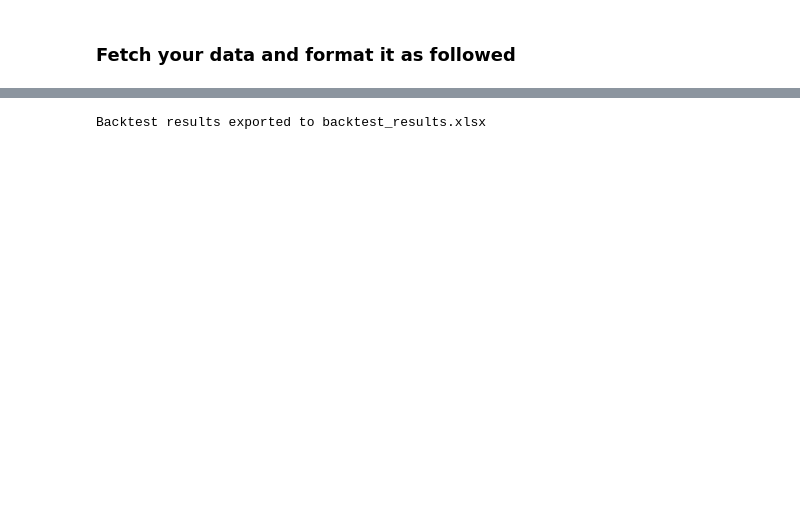
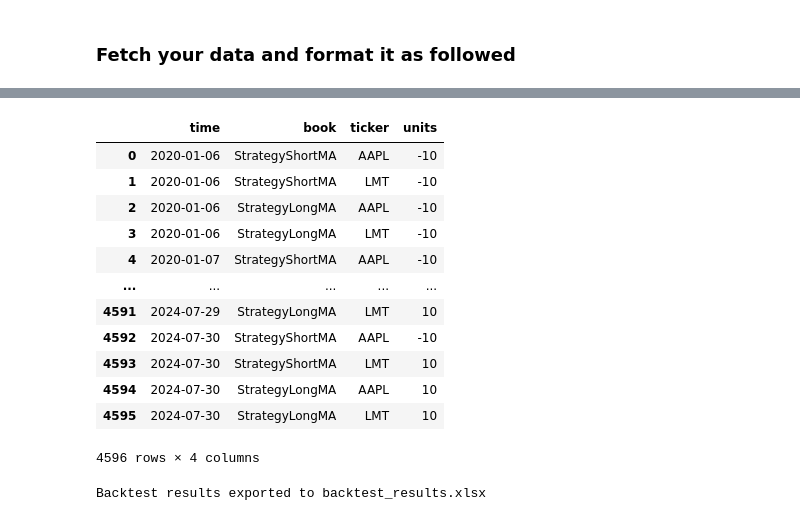
Before and after one commit to leopoldcosson/nara_trading_backtest, a Jupyter notebook: exemple.ipynb, the cells around one changed output, grey strips where cells are left out. Drawn from its saved outputs; the diff is of its cells as text; code cells hidden in the pictures; blank space fills up the shorter version.

```diff
--- a/exemple.ipynb
+++ b/exemple.ipynb
@@ -92,11 +163,27 @@ data
 # %%
 # Initialize and run backtest
-strategy1 = MovingAverageStrategy(name="StrategyShortMA", data=data, short_window=5, long_window=21)
-strategy2 = MovingAverageStrategy(name="StrategyLongMA", data=data, short_window=20, long_window=50)
+strategy1 = MovingAverageStrategy(name="StrategyShortMA", tickers=['AAPL', 'LMT'], short_window=5, long_window=21)
+strategy2 = MovingAverageStrategy(name="StrategyLongMA", tickers=['AAPL', 'LMT'], short_window=20, long_window=50)
 strategies = [strategy1, strategy2]
 weights = {"StrategyShortMA": 0.7, "StrategyLongMA": 0.3}
 
-backtest = Backtest(data, strategies, weights)
+backtest = Backtest(data, strategies, signals=signals, weights=weights)
+# %%
+backtest.positions
+# %% [output]
+|  | time | book | ticker | units |
+| 0 | 2020-01-06 | StrategyShortMA | AAPL | -10 |
+| 1 | 2020-01-06 | StrategyShortMA | LMT | -10 |
+| 2 | 2020-01-06 | StrategyLongMA | AAPL | -10 |
+| 3 | 2020-01-06 | StrategyLongMA | LMT | -10 |
+| 4 | 2020-01-07 | StrategyShortMA | AAPL | -10 |
+| ... | ... | ... | ... | ... |
+| 4591 | 2024-07-29 | StrategyLongMA | LMT | 10 |
+| 4592 | 2024-07-30 | StrategyShortMA | AAPL | -10 |
+| 4593 | 2024-07-30 | StrategyShortMA | LMT | 10 |
+| 4594 | 2024-07-30 | StrategyLongMA | AAPL | 10 |
+| 4595 | 2024-07-30 | StrategyLongMA | LMT | 10 |
+4596 rows × 4 columns
 # %%
 # Plot results
 display = DisplayBacktest(backtest)
```
Also changed, not shown: parts of 9 cells of this notebook, 5 other files.
